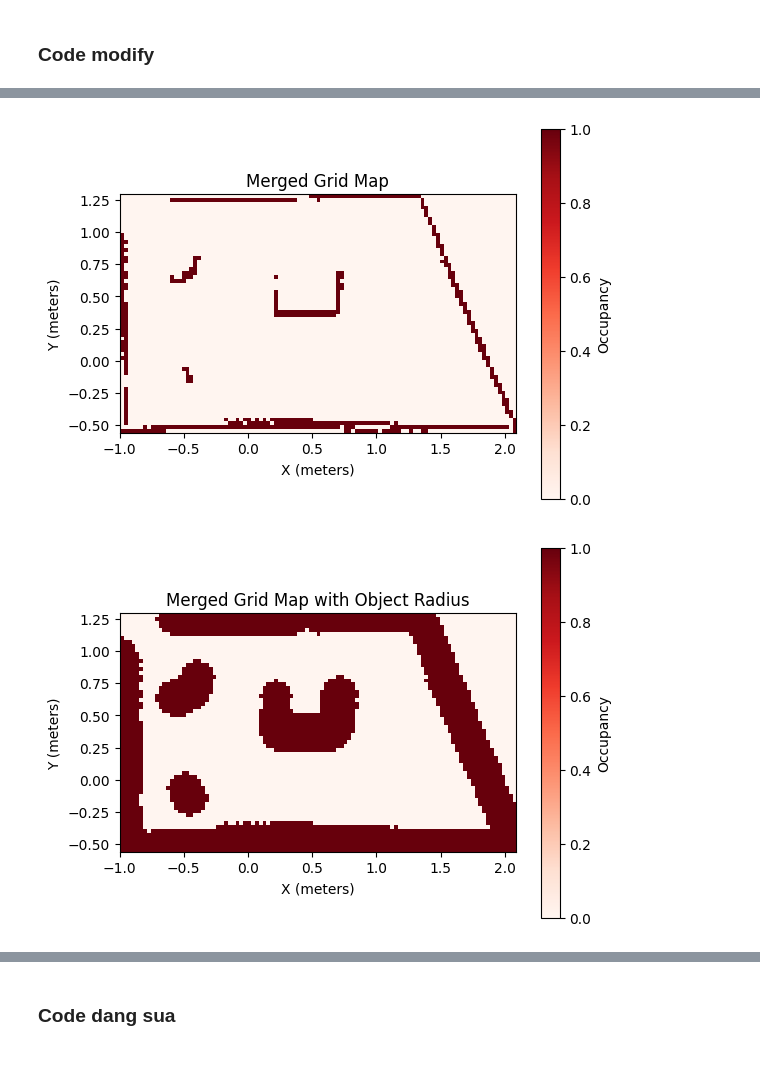
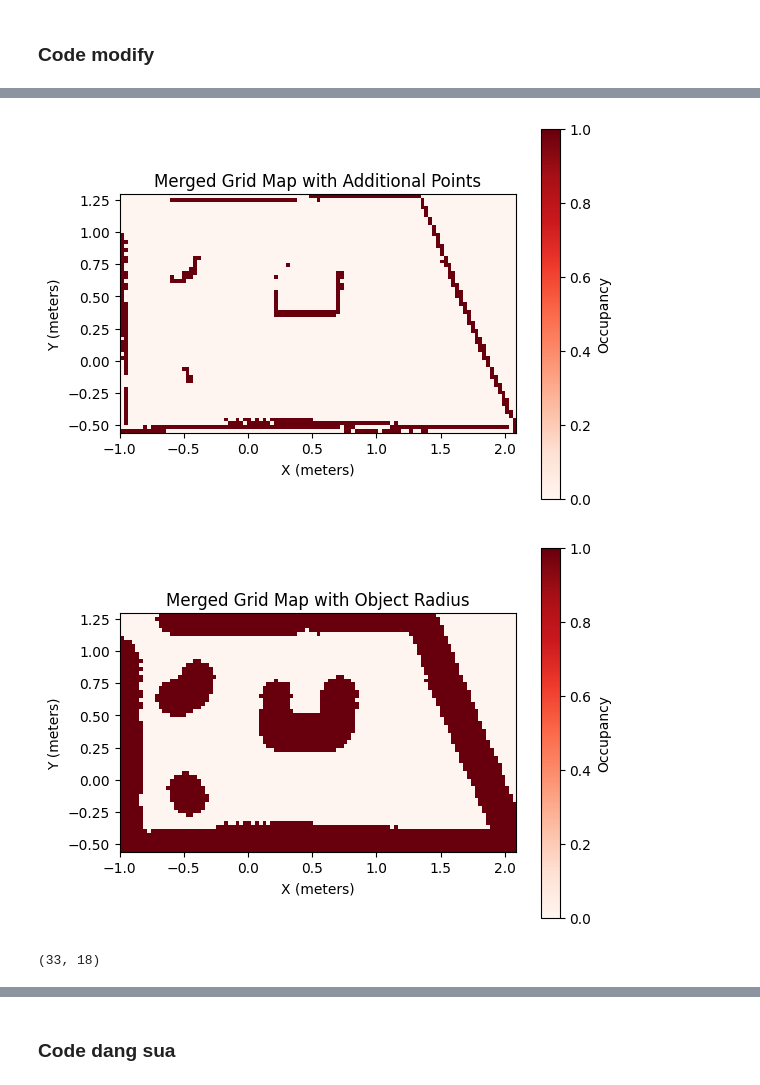
Before and after one commit to YoneJ/Final, a Jupyter notebook: main.ipynb, the cells around one changed output, grey strips where cells are left out. Cells and saved outputs as stored; diff of their text form; code cells hidden in the pictures.

```diff
--- a/main.ipynb
+++ b/main.ipynb
@@ -36,20 +36,6 @@ transformed_y2 = y2 + translation_vector_2[1]
 all_x = np.concatenate((x1, transformed_x2))
 all_y = np.concatenate((y1, transformed_y2))
 
-# Print the transformed data to verify
-print("Transformed data (x):", all_x)
-print("Transformed data (y):", all_y)
-
-# If needed, you can save the combined data to a CSV or plot it
-# Example: saving to CSV
-# combined_df = pd.DataFrame({'x': all_x, 'y': all_y})
-# combined_df.to_csv('combined_data.csv', index=False)
-
-# Combine all points into a single dataset
-# all_x = np.concatenate((x1, transformed_x2, transformed_x3, transformed_x4))
-# all_y = np.concatenate((y1, transformed_y2, transformed_y3, transformed_y4))
-
-# Determine the bounds of the grid
 x_min, x_max = np.min(all_x), np.max(all_x)
 y_min, y_max = np.min(all_y), np.max(all_y)
 
@@ -63,23 +49,43 @@ grid_height = int(np.ceil((y_max - y_min) / resolution))
 # Initialize the grid map with zeros (free space)
 grid_map = np.zeros((grid_height, grid_width))
 
+
 # Helper function to convert coordinates to grid indices
 def to_grid_indices(x, y, x_min, y_min, resolution):
     grid_x = int((x - x_min) / resolution)
     grid_y = int((y - y_min) / resolution)
     return grid_x, grid_y
 
-# Populate the grid map with points from all slices
 for x, y in zip(all_x, all_y):
     grid_x, grid_y = to_grid_indices(x, y, x_min, y_min, resolution)
     if 0 <= grid_x < grid_width and 0 <= grid_y < grid_height:
-        grid_map[grid_y, grid_x] = 1  # Mark as occupied
+      grid_map[grid_y, grid_x] = 1  # Mark as occupied
 
-# Visualize the grid map
+# Helper function to mark cells as occupied
+def mark_cells(grid_map, x_points, y_points, x_min, y_min, resolution):
+    for x, y in zip(x_points, y_points):
+        grid_x, grid_y = to_grid_indices(x, y, x_min, y_min, resolution)
+        if 0 <= grid_x < grid_map.shape[1] and 0 <= grid_y < grid_map.shape[0]:
+            grid_map[grid_y, grid_x] = 1  # Mark as occupied
 
-print(grid_map)
+
+# Mark existing points on the grid map
+mark_cells(grid_map, all_x, all_y, x_min, y_min, resolution)
+
+# Example: Add a rectangular region (x, y) = (0.3, 0.75) to (0.75, 0.75)
+x_start, x_end = 0.3, 0.75
+y_start, y_end = 0.75, 0.75
+
+# Generate a range of points within the specified region
+x_points = np.linspace(x_start, x_end, int((x_end - x_start) / resolution) + 1)
+y_points = np.linspace(y_start, y_end, int((y_end - y_start) / resolution) + 1)
+
+# Mark new points on the grid map
+mark_cells(grid_map, x_points, y_points, x_min, y_min, resolution)
+
+# Visualize the merged grid map
 plt.imshow(grid_map, cmap='Reds', origin='lower', extent=[x_min, x_max, y_min, y_max])
-plt.title("Merged Grid Map")
+plt.title("Merged Grid Map with Additional Points")
 plt.xlabel("X (meters)")
 plt.ylabel("Y (meters)")
 plt.colorbar(label="Occupancy")
@@ -111,7 +117,6 @@ plt.colorbar(label="Occupancy")
 plt.show()
 
 np.save('map4.npy', grid_map)
-
 # Define A* algorithm for pathfinding
 def astar(grid_map, start, goal):
     directions = [(0, 1), (1, 0), (0, -1), (-1, 0), (1, 1), (1, -1), (-1, 1), (-1, -1)]
@@ -170,7 +175,7 @@ np.save("path7.npy", np.array(path))
 # Plot the grid map and the path
 if path:
     for (x, y) in path:
-        grid_map[y, x] = 0.5  # Mark the path with a different value
+        grid_map[y, x] = 2  # Mark the path with a different value
 
     plt.imshow(grid_map, cmap='Reds', origin='lower', extent=[x_min, x_max, y_min, y_max])
     plt.title("Merged Grid Map with A* Path")
@@ -180,4 +185,6 @@ if path:
     plt.show()
 else:
     print("No path found from start to goal.")
+
+print(grid_map)
 # %% [output]
@@ -201,2 +191,3 @@ Transformed data (y): [-1.67545887e-02 -2.51185011e-02 -3.35328195e-02 -4.191623
-[figure, old version]
+[figure, new version]
 [figure]
+(33, 18)
```
Also changed, not shown: parts of 3 cells of this notebook.
